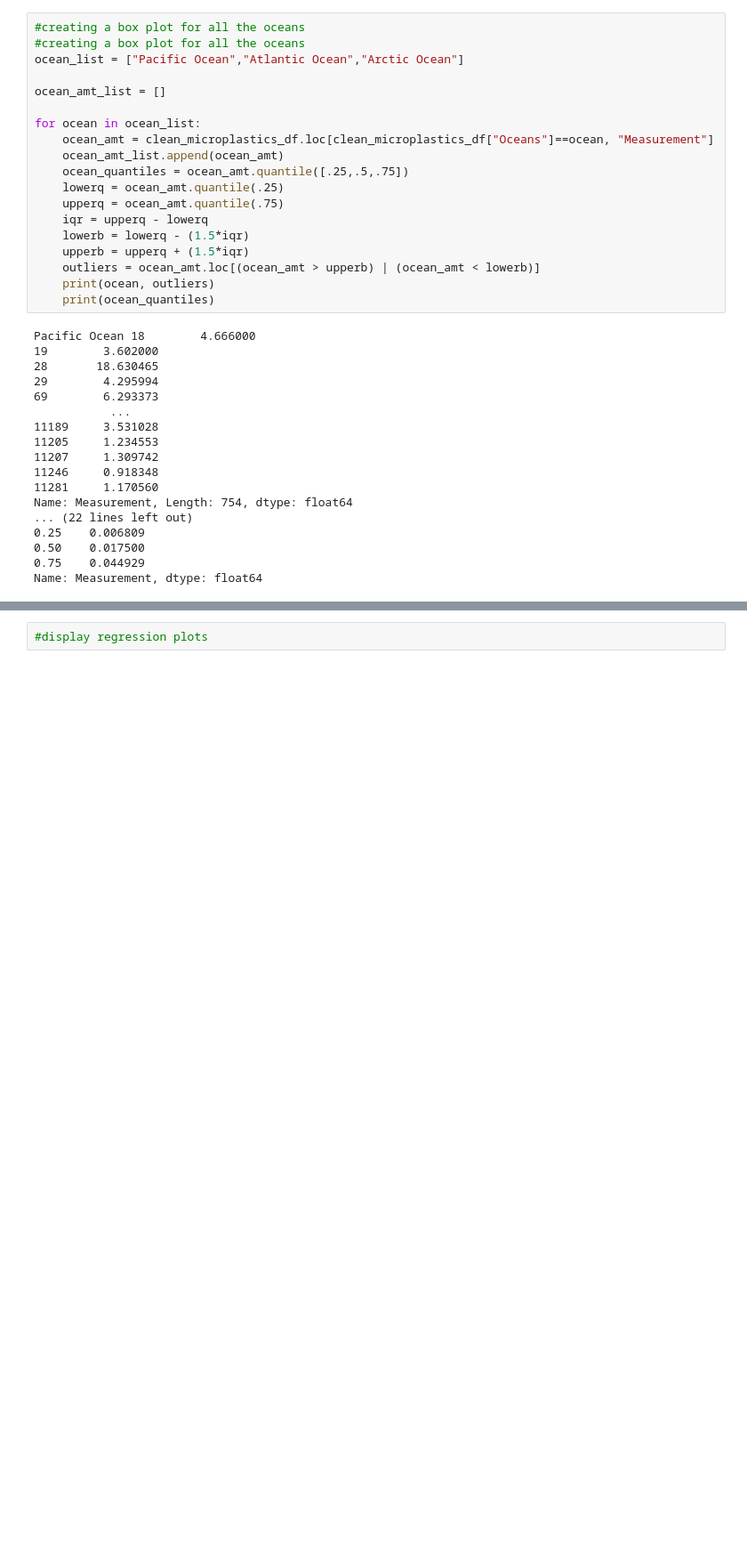
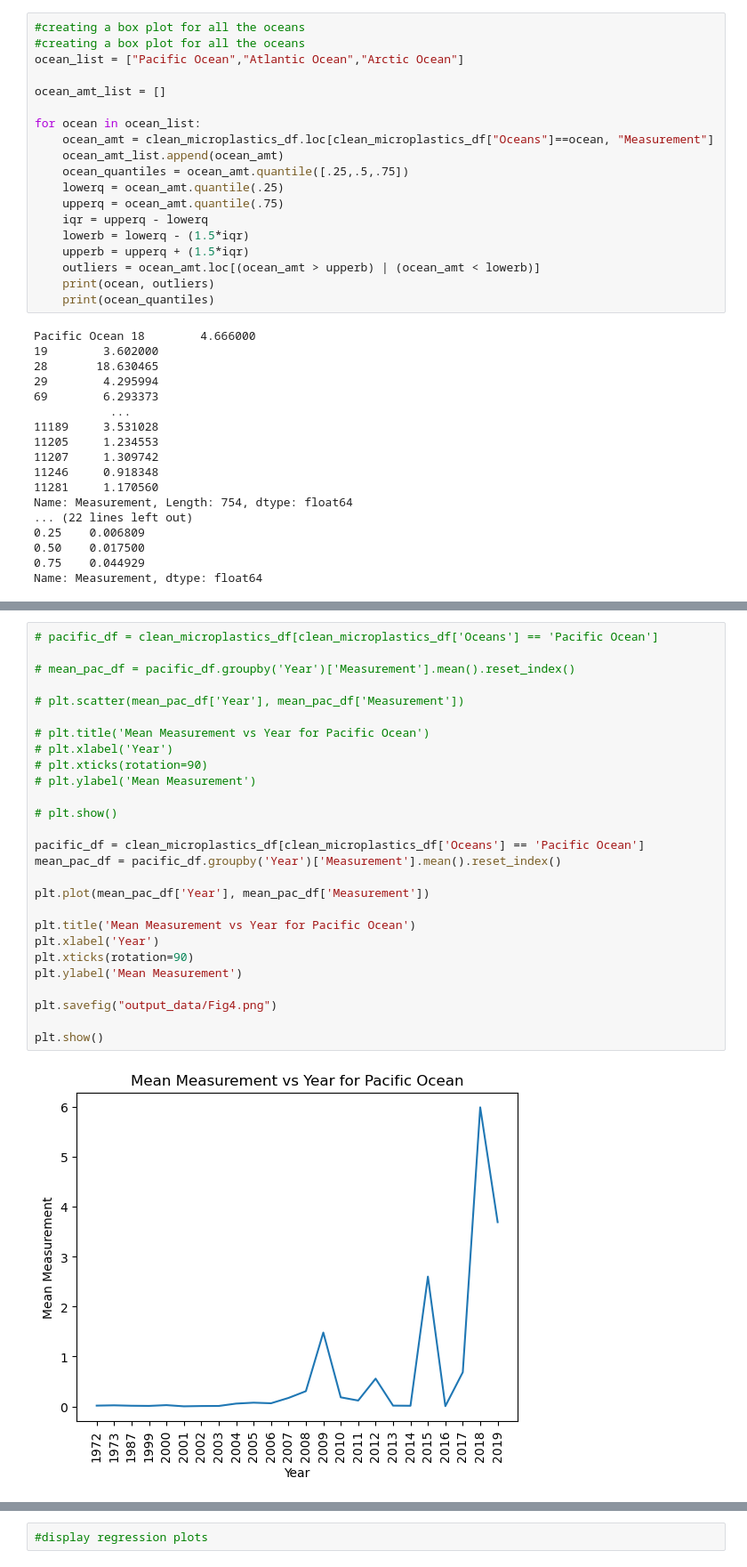
Before and after one commit to emalaki/Project-1, a Jupyter notebook: aa-notebook.ipynb, the cells around one changed output, grey strips where cells are left out. Shown: that part at 89% size. Cells and saved outputs as stored; diff of their text form; blank space fills up the shorter version.

```diff
--- a/aa-notebook.ipynb
+++ b/aa-notebook.ipynb
@@ -318,0 +243,29 @@ plt.show()
+# %%
+# pacific_df = clean_microplastics_df[clean_microplastics_df['Oceans'] == 'Pacific Ocean']
+
+# mean_pac_df = pacific_df.groupby('Year')['Measurement'].mean().reset_index()
+
+# plt.scatter(mean_pac_df['Year'], mean_pac_df['Measurement'])
+
+# plt.title('Mean Measurement vs Year for Pacific Ocean')
+# plt.xlabel('Year')
+# plt.xticks(rotation=90)
+# plt.ylabel('Mean Measurement')
+
+# plt.show()
+
+pacific_df = clean_microplastics_df[clean_microplastics_df['Oceans'] == 'Pacific Ocean']
+mean_pac_df = pacific_df.groupby('Year')['Measurement'].mean().reset_index()
+
+plt.plot(mean_pac_df['Year'], mean_pac_df['Measurement'])
+
+plt.title('Mean Measurement vs Year for Pacific Ocean')
+plt.xlabel('Year')
+plt.xticks(rotation=90)
+plt.ylabel('Mean Measurement')
+
+plt.savefig("output_data/Fig4.png")
+
+plt.show()
+# %% [output]
+[figure, added]
```
Also changed, not shown: parts of 13 cells of this notebook, 4 other files.
